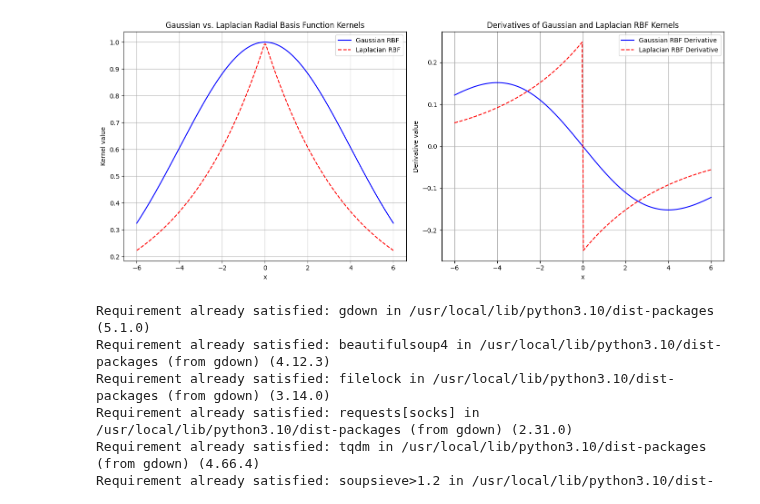
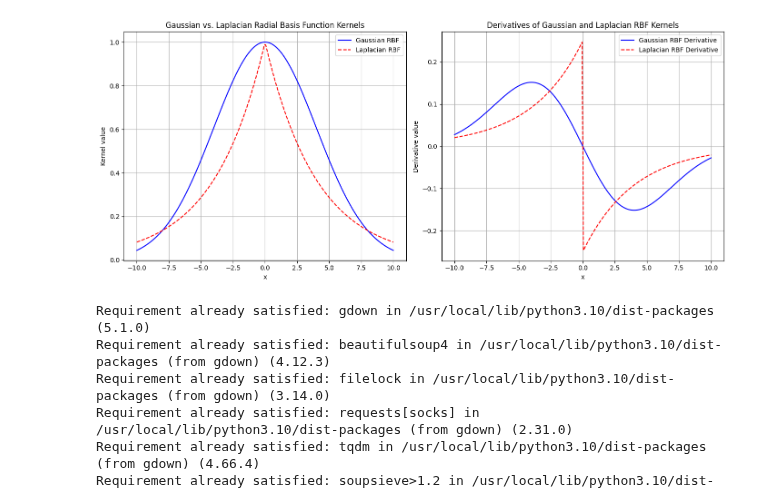
Before and after one commit to mostafa-ja/mal_adv4, a Jupyter notebook: RBF_visualization.ipynb, the cells around one changed output. Drawn from its saved outputs; the diff is of its cells as text; code cells hidden in the pictures.

```diff
--- a/RBF_visualization.ipynb
+++ b/RBF_visualization.ipynb
@@ -18,7 +18,7 @@ def laplacian_rbf_derivative(x, c, sigma):
     return laplacian_rbf(x, c, sigma) * (-np.sign(x - c) / sigma)
 
 # Parameters
-x = np.linspace(-6, 6, 200)  # Input range
+x = np.linspace(-10, 10, 200)  # Input range
 c = 0  # Center
 sigma = 4.  # Spread
 
@@ -26,34 +26,34 @@ sigma = 4.  # Spread
 gaussian_values = gaussian_rbf(x, c, sigma)
 gaussian_derivative_values = gaussian_rbf_derivative(x, c, sigma)
 laplacian_values = laplacian_rbf(x, c, sigma)
 laplacian_derivative_values = laplacian_rbf_derivative(x, c, sigma)
 
 # Plot the kernels
 plt.figure(figsize=(14, 6))
 
 plt.subplot(1, 2, 1)
 plt.plot(x, gaussian_values, label='Gaussian RBF', color='blue')
 plt.plot(x, laplacian_values, label='Laplacian RBF', color='red', linestyle='--')
 plt.title('Gaussian vs. Laplacian Radial Basis Function Kernels')
 plt.xlabel('x')
 plt.ylabel('Kernel value')
 plt.legend()
 plt.grid(True)
 
 # Plot the derivatives
 plt.subplot(1, 2, 2)
 plt.plot(x, gaussian_derivative_values, label='Gaussian RBF Derivative', color='blue')
 plt.plot(x, laplacian_derivative_values, label='Laplacian RBF Derivative', color='red', linestyle='--')
 plt.title('Derivatives of Gaussian and Laplacian RBF Kernels')
 plt.xlabel('x')
 plt.ylabel('Derivative value')
 plt.legend()
 plt.grid(True)
 
 plt.tight_layout()
 plt.show()
 # %% [output]
-[figure, old version]
+[figure, new version]
 # %%
 # Step 1: Install gdown
 !pip install gdown
```
Also changed, not shown: parts of 3 cells of this notebook.
